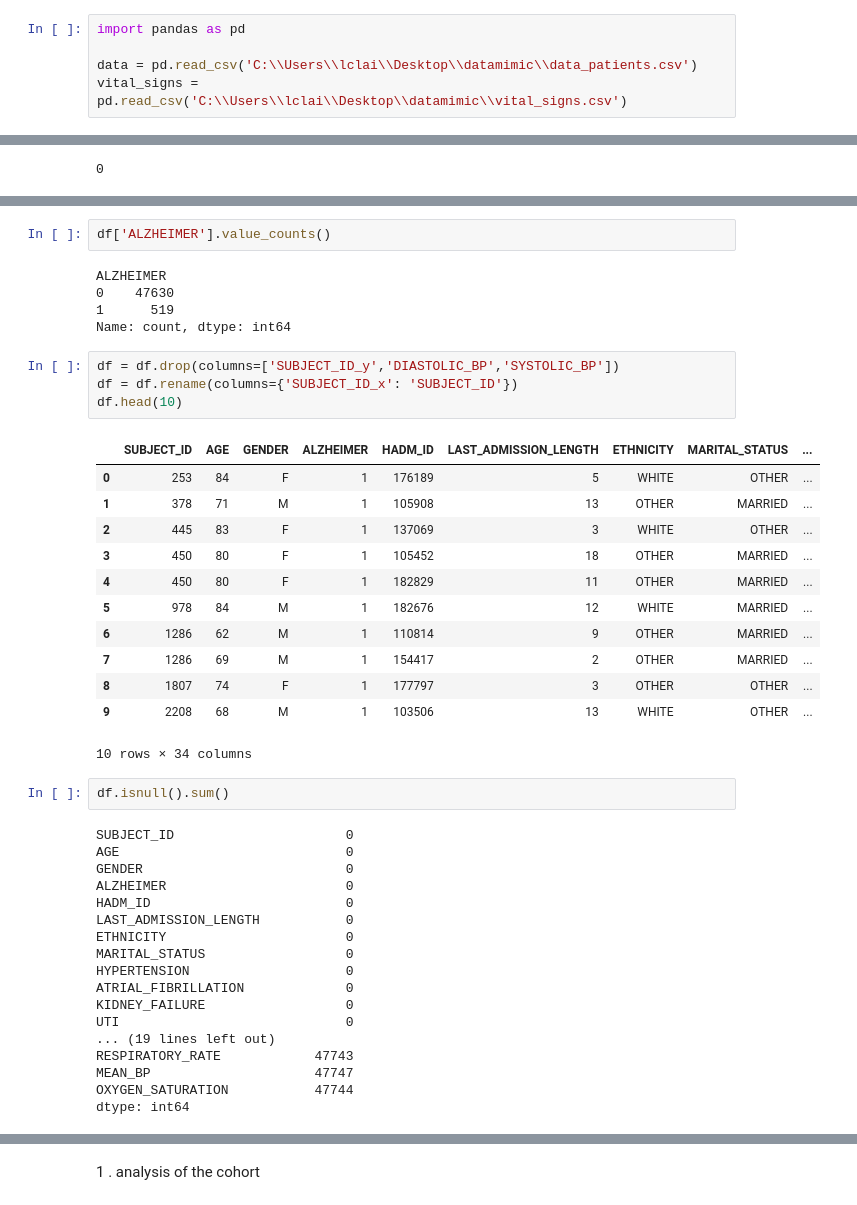
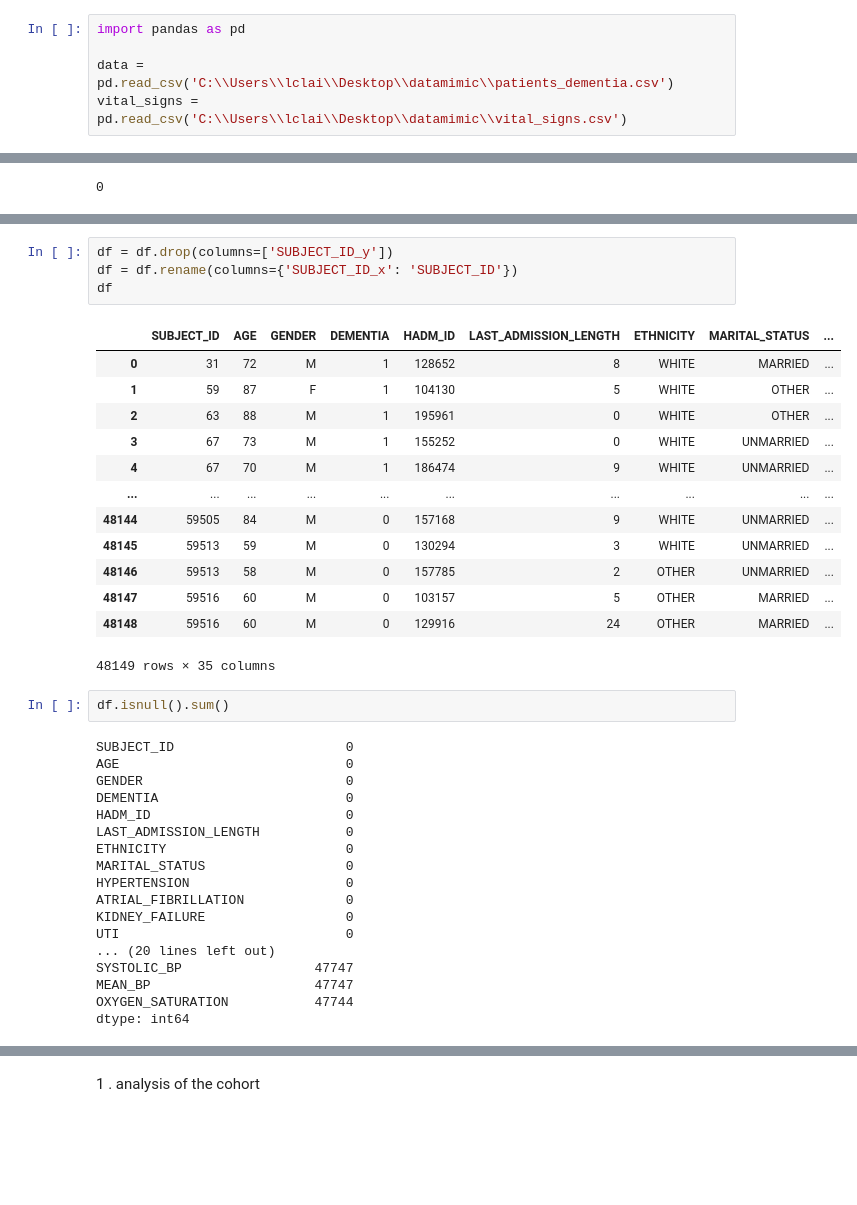
Before and after one commit to laiacoronas/predicting_dementia, a Jupyter notebook: clinic_model.ipynb, the cells around one changed output, grey strips where cells are left out. Saved outputs shown, nothing was run; the diff lists cells and outputs as text; blank space fills up the shorter version.

```diff
--- a/clinic_model.ipynb
+++ b/clinic_model.ipynb
@@ -1,7 +1,7 @@
 # %%
 import pandas as pd
 
-data = pd.read_csv('C:\\Users\\lclai\\Desktop\\datamimic\\data_patients.csv')
+data = pd.read_csv('C:\\Users\\lclai\\Desktop\\datamimic\\patients_dementia.csv')
 vital_signs = pd.read_csv('C:\\Users\\lclai\\Desktop\\datamimic\\vital_signs.csv')
 # %%
 import numpy as np
@@ -35,34 +35,28 @@ df.head(100)
-# %%
-df['ALZHEIMER'].value_counts()
-# %% [output]
-ALZHEIMER
-0    47630
-1      519
-Name: count, dtype: int64
 # %%
-df = df.drop(columns=['SUBJECT_ID_y','DIASTOLIC_BP','SYSTOLIC_BP'])
+df = df.drop(columns=['SUBJECT_ID_y'])
 df = df.rename(columns={'SUBJECT_ID_x': 'SUBJECT_ID'})
-df.head(10)
+df
 # %% [output]
-|  | SUBJECT_ID | AGE | GENDER | ALZHEIMER | HADM_ID | LAST_ADMISSION_LENGTH | ETHNICITY | MARITAL_STATUS | ... |
-| 0 | 253 | 84 | F | 1 | 176189 | 5 | WHITE | OTHER | ... |
-| 1 | 378 | 71 | M | 1 | 105908 | 13 | OTHER | MARRIED | ... |
-| 2 | 445 | 83 | F | 1 | 137069 | 3 | WHITE | OTHER | ... |
-| 3 | 450 | 80 | F | 1 | 105452 | 18 | OTHER | MARRIED | ... |
-| 4 | 450 | 80 | F | 1 | 182829 | 11 | OTHER | MARRIED | ... |
-| 5 | 978 | 84 | M | 1 | 182676 | 12 | WHITE | MARRIED | ... |
-| 6 | 1286 | 62 | M | 1 | 110814 | 9 | OTHER | MARRIED | ... |
-| 7 | 1286 | 69 | M | 1 | 154417 | 2 | OTHER | MARRIED | ... |
-| 8 | 1807 | 74 | F | 1 | 177797 | 3 | OTHER | OTHER | ... |
-| 9 | 2208 | 68 | M | 1 | 103506 | 13 | WHITE | OTHER | ... |
+|  | SUBJECT_ID | AGE | GENDER | DEMENTIA | HADM_ID | LAST_ADMISSION_LENGTH | ETHNICITY | MARITAL_STATUS | ... |
+| 0 | 31 | 72 | M | 1 | 128652 | 8 | WHITE | MARRIED | ... |
+| 1 | 59 | 87 | F | 1 | 104130 | 5 | WHITE | OTHER | ... |
+| 2 | 63 | 88 | M | 1 | 195961 | 0 | WHITE | OTHER | ... |
+| 3 | 67 | 73 | M | 1 | 155252 | 0 | WHITE | UNMARRIED | ... |
+| 4 | 67 | 70 | M | 1 | 186474 | 9 | WHITE | UNMARRIED | ... |
+| ... | ... | ... | ... | ... | ... | ... | ... | ... | ... |
+| 48144 | 59505 | 84 | M | 0 | 157168 | 9 | WHITE | UNMARRIED | ... |
+| 48145 | 59513 | 59 | M | 0 | 130294 | 3 | WHITE | UNMARRIED | ... |
+| 48146 | 59513 | 58 | M | 0 | 157785 | 2 | OTHER | UNMARRIED | ... |
+| 48147 | 59516 | 60 | M | 0 | 103157 | 5 | OTHER | MARRIED | ... |
+| 48148 | 59516 | 60 | M | 0 | 129916 | 24 | OTHER | MARRIED | ... |
-10 rows × 34 columns
+48149 rows × 35 columns
 # %%
 df.isnull().sum()
 # %% [output]
 SUBJECT_ID                      0
 AGE                             0
 GENDER                          0
-ALZHEIMER                       0
+DEMENTIA                        0
 HADM_ID                         0
 LAST_ADMISSION_LENGTH           0
 ETHNICITY                       0
@@ -71,8 +65,8 @@ HYPERTENSION                    0
 ATRIAL_FIBRILLATION             0
 KIDNEY_FAILURE                  0
 UTI                             0
-... (19 lines left out)
-RESPIRATORY_RATE            47743
+... (20 lines left out)
+SYSTOLIC_BP                 47747
 MEAN_BP                     47747
 OXYGEN_SATURATION           47744
 dtype: int64
```
Also changed, not shown: parts of 20 cells of this notebook, 1 other file.
